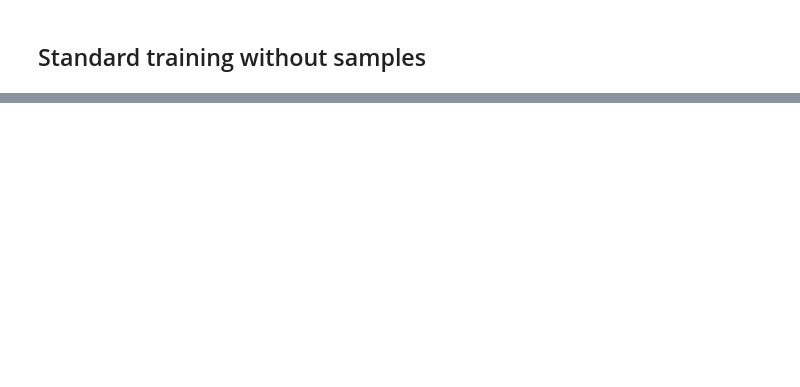
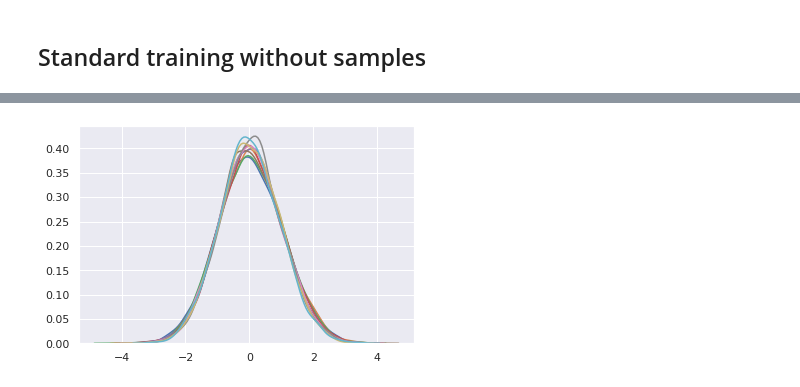
Before and after one commit to zierenberg/machine_learning_muca, a Jupyter notebook: simple_doubleWell_from_2019_noe_et_al_fig2.ipynb, the cells around one changed output, grey strips where cells are left out. Saved outputs shown, nothing was run; the diff lists cells and outputs as text; code cells hidden in the pictures; blank space fills up the shorter version.

```diff
--- a/simple_doubleWell_from_2019_noe_et_al_fig2.ipynb
+++ b/simple_doubleWell_from_2019_noe_et_al_fig2.ipynb
@@ -161,0 +167,4 @@ T0_1_train_loss, T0_1_train_x = train_simple(network_NICER_KL, epochs=epochs, ba
+# %%
+network_NICER_KL = invnet(double_well.dim, 'NNNNS', double_well, nl_layers=3, nl_hidden=100,
+                            nl_activation='relu', nl_activation_scale='tanh');
+beta0_train_loss, beta0_train_x = train_simple(network_NICER_KL, epochs=epochs, batch_size=batchsize, beta=0)
@@ -174,0 +195,6 @@ for x in T0_1_train_x[::10]:
+# %%
+sns.set(color_codes=True)
+for x in np.array(beta0_train_x)[::10,:,0]:
+  sns.distplot(x, hist=False);
+# %% [output]
+[figure, added]
```
Also changed, not shown: parts of 15 cells of this notebook.
